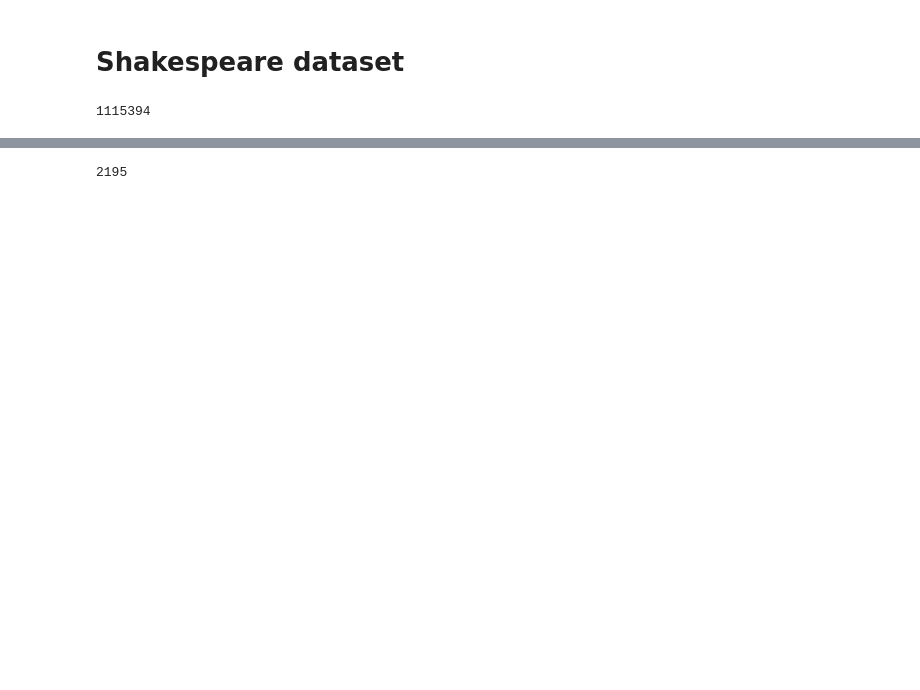
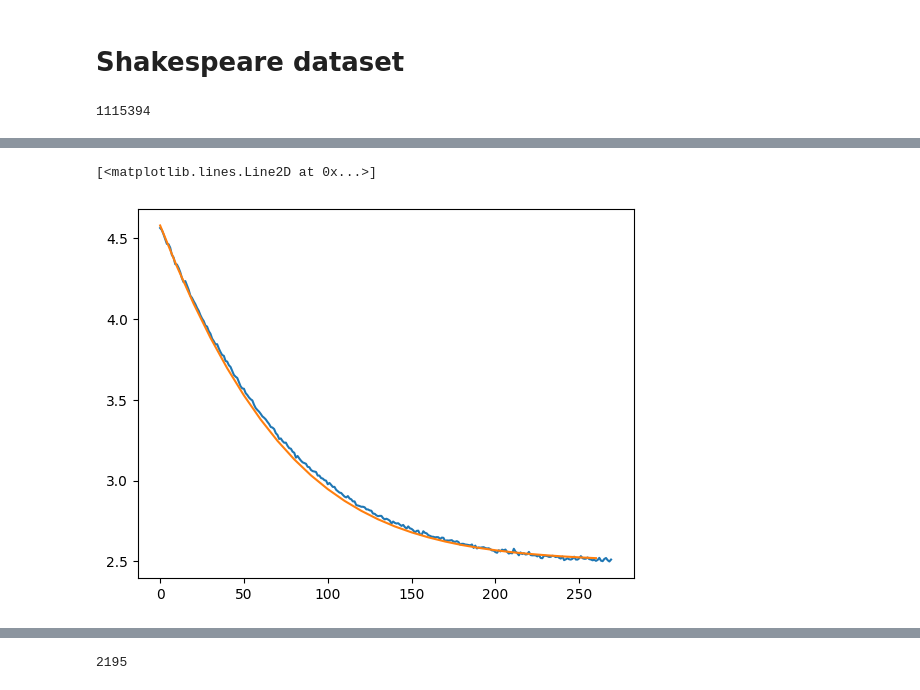
Before and after one commit to SolbiatiAlessandro/machine-learning, a Jupyter notebook: mingpt/mingpt-transformer.ipynb, the cells around one changed output, grey strips where cells are left out. Drawn from its saved outputs; the diff is of its cells as text; code cells hidden in the pictures; blank space fills up the shorter version.

Commit message:
[miniGPT] bigram baseline achieves 2.52 validation loss

```diff
--- a/mingpt/mingpt-transformer.ipynb
+++ b/mingpt/mingpt-transformer.ipynb
@@ -148,0 +187,5 @@ print(vocab_size)
+# %%
+model = BigramLanguageModel(vocab_size)
+for p in model.parameters():
+    p.require_grad = True
+    print(len(p))
@@ -148,0 +201,27 @@ print(vocab_size)
+# %%
+optimizer = torch.optim.Adam(model.parameters(), lr=0.001)
+# %%
+epochs = 10000
+lossi, vlossi = [], []
+
+#xval, yval = get_batch('val', batch_size=len(val_data))
+
+for epoch in range(epochs):
+    # forward
+    xb, yb = get_batch('train')
+    logits, loss = model(xb, yb)
+    lossi.append(loss.item())
+
+    # backward
+    optimizer.zero_grad()
+    loss.backward()
+
+    # update
+    optimizer.step()
+
+    if epoch % 200 == 0:
+
+        with torch.no_grad():
+            _, vloss = model(xval, yval)
+            vlossi.append(vloss.item())
+            print(f"{epoch}: training loss = {loss.item():.2f}, validation loss = {vloss.item():.2f}")
@@ -148,0 +247,10 @@ print(vocab_size)
+# %%
+lossi = torch.tensor(lossi)
+# %%
+plot_dim = len(vlossi) * 10
+from matplotlib import pyplot as plt
+plt.plot(lossi[:plot_dim * (lossi.numel() // plot_dim)].view((plot_dim, -1)).mean(1))
+plt.plot([i * 10 for i in range(len(vlossi))], vlossi)
+# %% [output]
+[<matplotlib.lines.Line2D at 0x...>]
+[figure, added]
```
Also changed, not shown: parts of 25 cells of this notebook.
